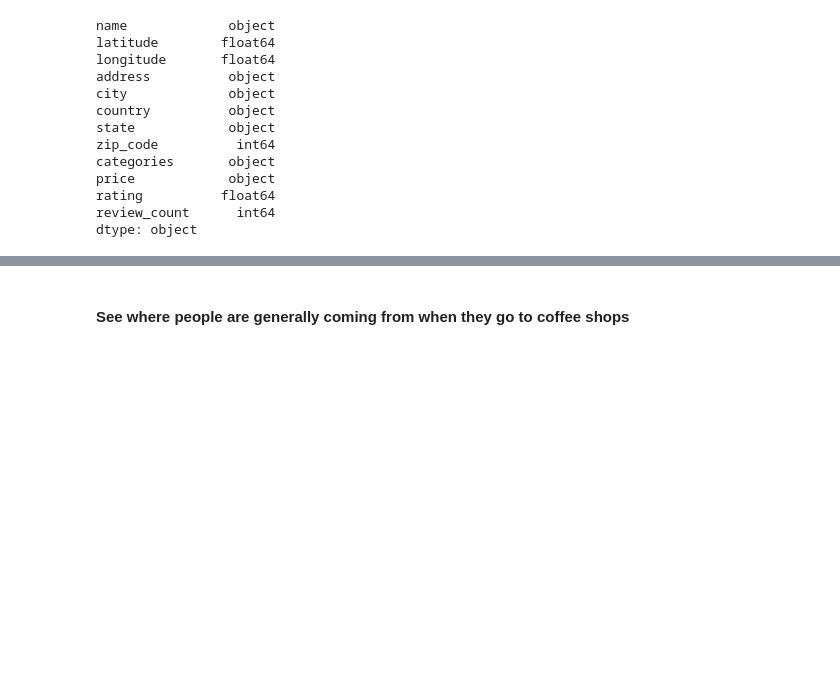
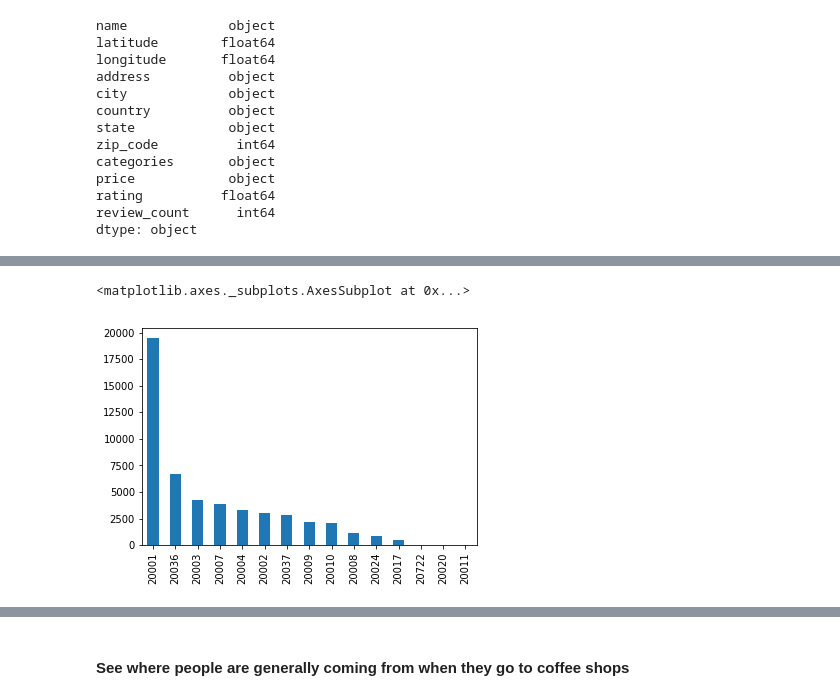
Before and after one commit to grassten/GA_datascience, a Jupyter notebook: Part3_EDA/Untitled.ipynb, the cells around one changed output, grey strips where cells are left out. Cells and saved outputs as stored; diff of their text form; code cells hidden in the pictures; blank space fills up the shorter version.

```diff
--- a/Part3_EDA/Untitled.ipynb
+++ b/Part3_EDA/Untitled.ipynb
@@ -476 +626,6 @@ Red Porch, 1500, N St SE, Navy Yard, Penn Quarter, Washington, District of Colum
+# %%
+foursquare_df.zip_code.value_counts().plot(kind='bar')
+# %% [output]
+<matplotlib.axes._subplots.AxesSubplot at 0x...>
+[figure, added]
 # %% [markdown]
```
Also changed, not shown: parts of 28 cells of this notebook, 6 other files.
